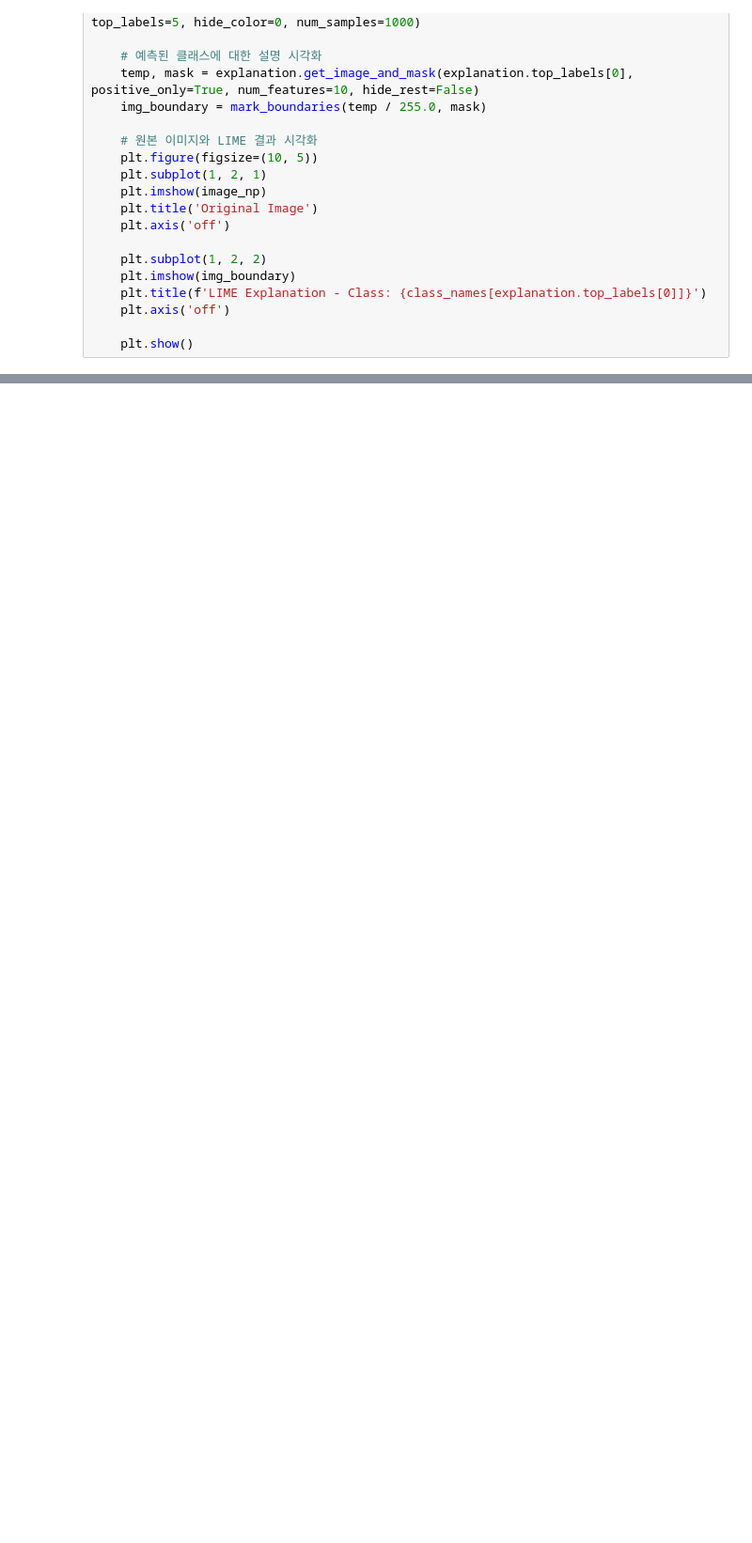
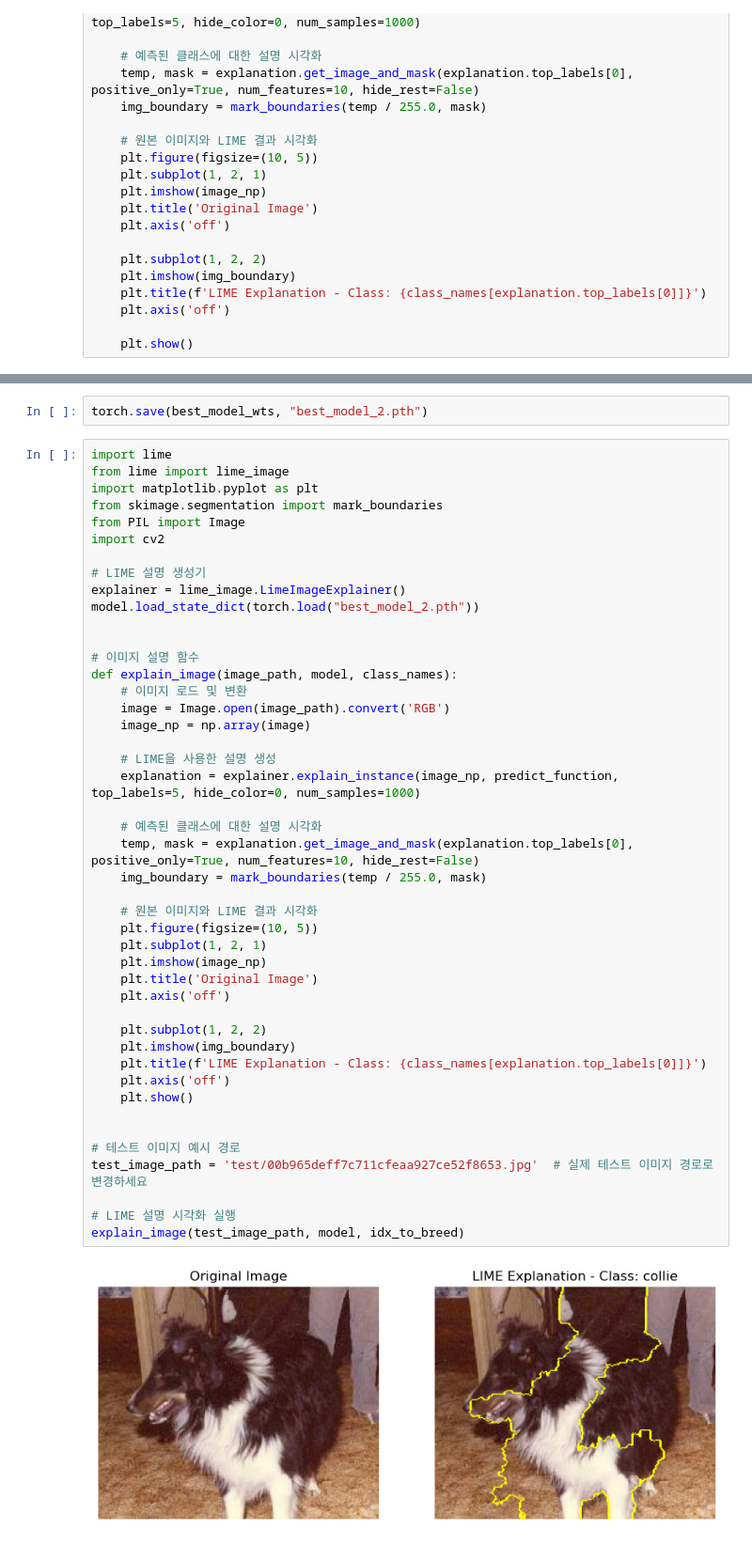
Before and after one commit to gnorm25/module03, a Jupyter notebook: plipplap.ipynb, the cells around one changed output, grey strips where cells are left out. Shown at 94% size. Cells and saved outputs as stored; diff of their text form; blank space fills up the shorter version.

```diff
--- a/plipplap.ipynb
+++ b/plipplap.ipynb
@@ -673,0 +901,49 @@ explain_image(test_image_path, model, idx_to_breed)
+# %%
+torch.save(best_model_wts, "best_model_2.pth")
+# %%
+import lime
+from lime import lime_image
+import matplotlib.pyplot as plt
+from skimage.segmentation import mark_boundaries
+from PIL import Image
+import cv2
+
+# LIME 설명 생성기
+explainer = lime_image.LimeImageExplainer()
+model.load_state_dict(torch.load("best_model_2.pth"))
+
+
+# 이미지 설명 함수
+def explain_image(image_path, model, class_names):
+    # 이미지 로드 및 변환
+    image = Image.open(image_path).convert('RGB')
+    image_np = np.array(image)
+
+    # LIME을 사용한 설명 생성
+    explanation = explainer.explain_instance(image_np, predict_function, top_labels=5, hide_color=0, num_samples=1000)
+
+    # 예측된 클래스에 대한 설명 시각화
+    temp, mask = explanation.get_image_and_mask(explanation.top_labels[0], positive_only=True, num_features=10, hide_rest=False)
+    img_boundary = mark_boundaries(temp / 255.0, mask)
+
+    # 원본 이미지와 LIME 결과 시각화
+    plt.figure(figsize=(10, 5))
+    plt.subplot(1, 2, 1)
+    plt.imshow(image_np)
+    plt.title('Original Image')
+    plt.axis('off')
+
+    plt.subplot(1, 2, 2)
+    plt.imshow(img_boundary)
+    plt.title(f'LIME Explanation - Class: {class_names[explanation.top_labels[0]]}')
+    plt.axis('off')
+    plt.show()
+
+
+# 테스트 이미지 예시 경로
+test_image_path = 'test/00b965deff7c711cfeaa927ce52f8653.jpg'  # 실제 테스트 이미지 경로로 변경하세요
+
+# LIME 설명 시각화 실행
+explain_image(test_image_path, model, idx_to_breed)
+# %% [output]
+[figure, added]
```
Also changed, not shown: parts of 2 cells of this notebook, 2 other files.
